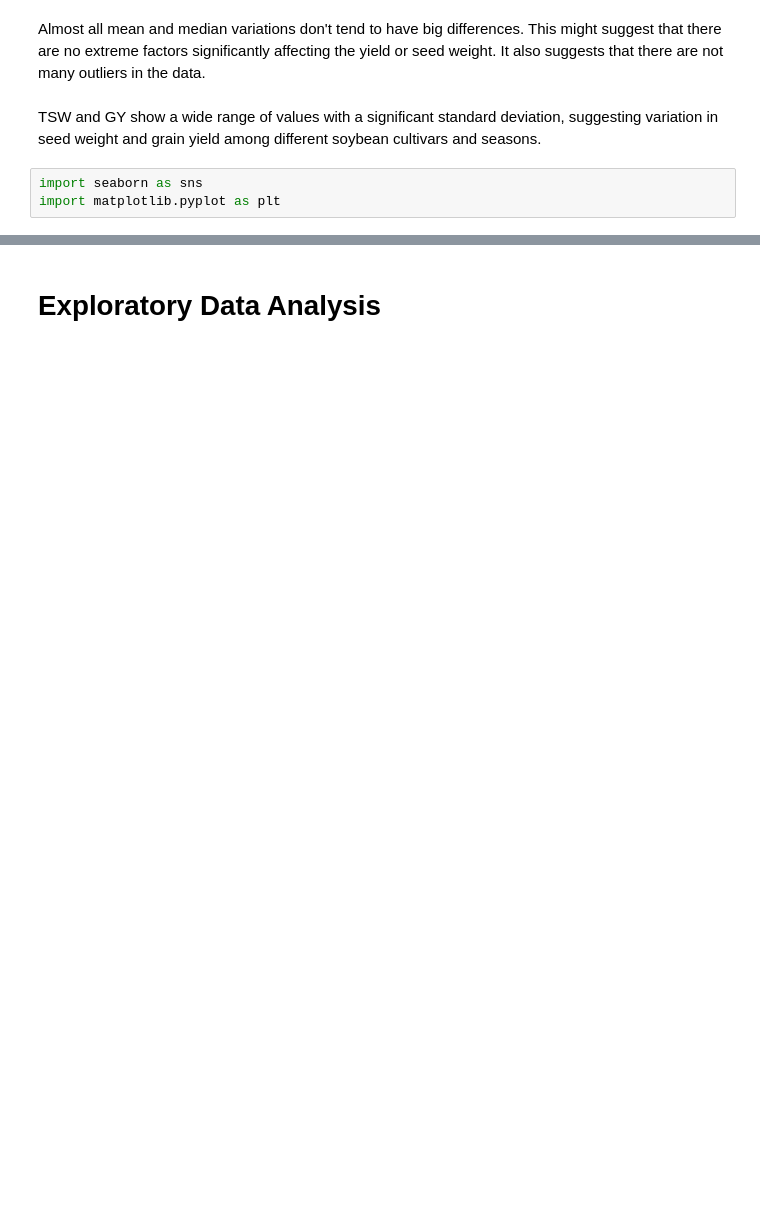
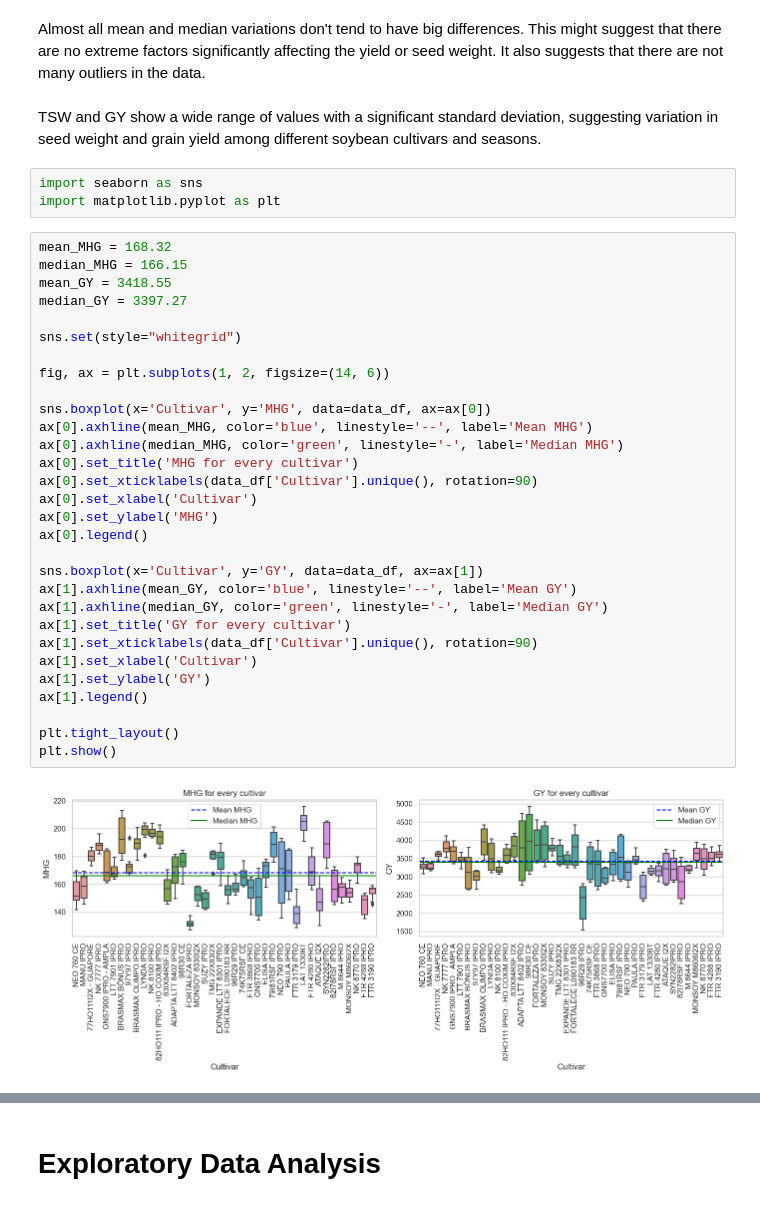
Before and after one commit to NegruA/soybean_cultivars, a Jupyter notebook: main.ipynb, the cells around one changed output, grey strips where cells are left out. Drawn from its saved outputs; the diff is of its cells as text; blank space fills up the shorter version.

```diff
--- a/main.ipynb
+++ b/main.ipynb
@@ -120,3 +139,35 @@ Almost all mean and median variations don't tend to have big differences. This m
 # %%
 import seaborn as sns
 import matplotlib.pyplot as plt
+# %%
+mean_MHG = 168.32
+median_MHG = 166.15
+mean_GY = 3418.55
+median_GY = 3397.27
+
+sns.set(style="whitegrid")
+
+fig, ax = plt.subplots(1, 2, figsize=(14, 6))
+
+sns.boxplot(x='Cultivar', y='MHG', data=data_df, ax=ax[0])
+ax[0].axhline(mean_MHG, color='blue', linestyle='--', label='Mean MHG')
+ax[0].axhline(median_MHG, color='green', linestyle='-', label='Median MHG')
+ax[0].set_title('MHG for every cultivar')
+ax[0].set_xticklabels(data_df['Cultivar'].unique(), rotation=90)
+ax[0].set_xlabel('Cultivar')
+ax[0].set_ylabel('MHG')
+ax[0].legend()
+
+sns.boxplot(x='Cultivar', y='GY', data=data_df, ax=ax[1])
+ax[1].axhline(mean_GY, color='blue', linestyle='--', label='Mean GY')
+ax[1].axhline(median_GY, color='green', linestyle='-', label='Median GY')
+ax[1].set_title('GY for every cultivar')
+ax[1].set_xticklabels(data_df['Cultivar'].unique(), rotation=90)
+ax[1].set_xlabel('Cultivar')
+ax[1].set_ylabel('GY')
+ax[1].legend()
+
+plt.tight_layout()
+plt.show()
+# %% [output]
+[figure, added]
```
Also changed, not shown: parts of 18 cells of this notebook.
